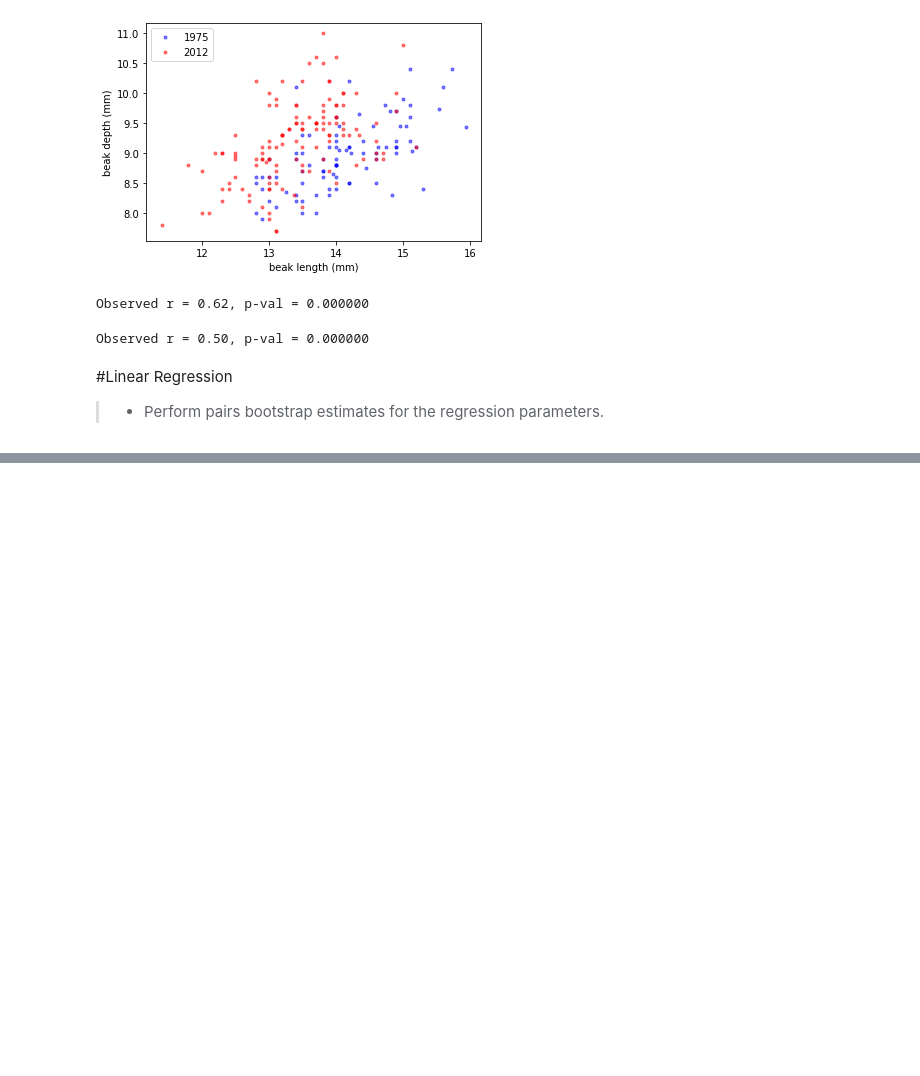
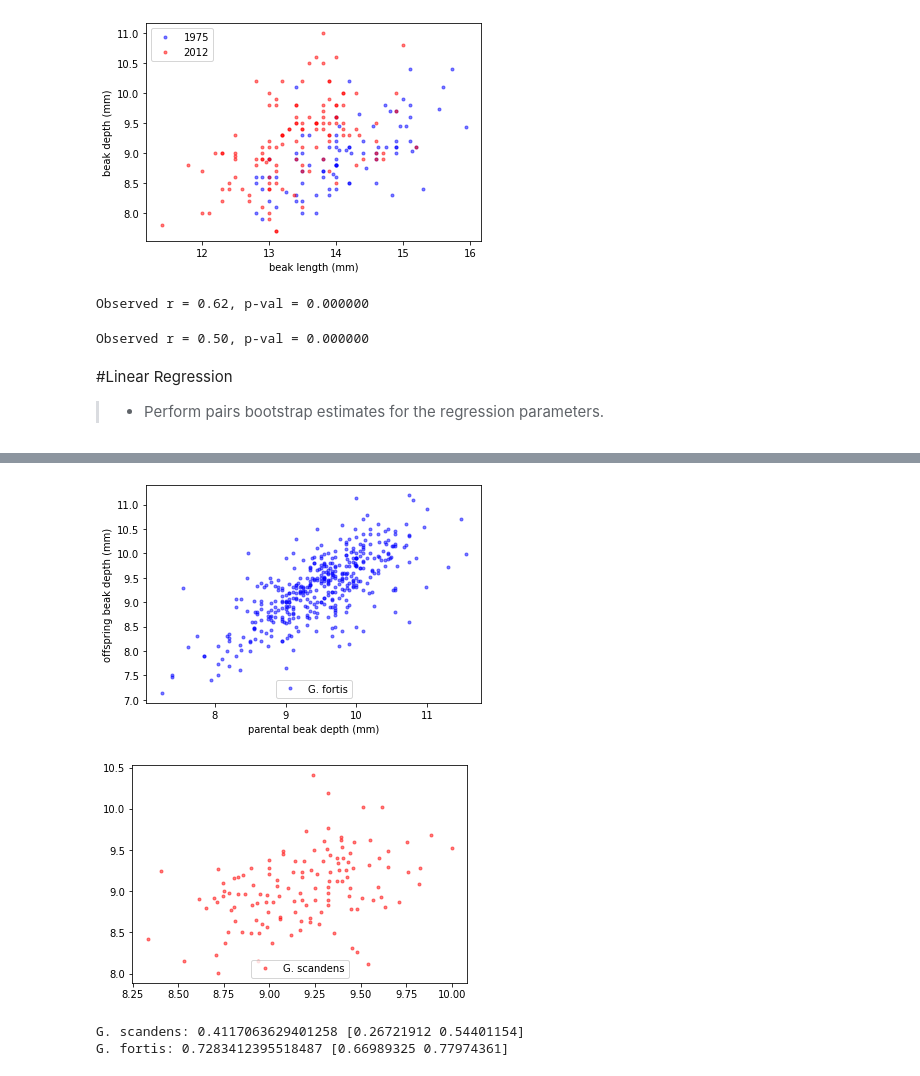
Before and after one commit to kimdesok/Statistical-Thinking-in-Python-Part-2, a Jupyter notebook: Stats_by_Python9.ipynb, the cells around one changed output, grey strips where cells are left out. Saved outputs shown, nothing was run; the diff lists cells and outputs as text; code cells hidden in the pictures; blank space fills up the shorter version.

```diff
--- a/Stats_by_Python9.ipynb
+++ b/Stats_by_Python9.ipynb
@@ -352,0 +336,20 @@ print('2012: mean ratio =', mean_ratio_2012,
+# %%
+file_path = r'/content/drive/MyDrive/datasets/scandens_beak_depth_heredity.csv'
+
+df3 = pd.read_csv(file_path)
+
+print(df3.info())
+print(df3.head())
+
+file_path = r'/content/drive/MyDrive/datasets/fortis_beak_depth_heredity.csv'
+
+df4 = pd.read_csv(file_path)
+
+print(df4.info())
+print(df4.head())
+
+bd_parent_scandens = df3['mid_parent'].to_numpy()
+bd_offspring_scandens = df3['mid_offspring'].to_numpy()
+bd_parent_fortis = 0.5*(df4['Male BD'] + df4['Female BD']).to_numpy() #mean of two parents
+bd_offspring_fortis = df4['Mid-offspr'].to_numpy()
+print(type(bd_parent_scandens))
@@ -352,0 +374,46 @@ print('2012: mean ratio =', mean_ratio_2012,
+# %%
+# Make scatter plots
+_ = plt.plot(bd_parent_fortis, bd_offspring_fortis,
+             marker='.', linestyle='none', color='blue', alpha=0.5)
+
+# Label axes
+_ = plt.xlabel('parental beak depth (mm)')
+_ = plt.ylabel('offspring beak depth (mm)')
+
+# Add legend
+_ = plt.legend(('G. fortis','dummy'), loc='lower center')
+
+# Show plot
+plt.show()
+
+_ = plt.plot(bd_parent_scandens, bd_offspring_scandens,
+             marker='.', linestyle='none', color='red', alpha=0.5)
+_ = plt.legend(('G. scandens', 'dummy'), loc='lower center')
+
+plt.show()
+# %% [output]
+[figure, added]
+[figure, added]
+# %%
+# Compute the Pearson correlation coefficients
+r_scandens = utils.utils.pearson_r(bd_parent_scandens, bd_offspring_scandens)
+r_fortis = utils.utils.pearson_r(bd_parent_fortis, bd_offspring_fortis)
+
+# Acquire 1000 bootstrap replicates of Pearson r
+bs_replicates_scandens = \
+utils.utils.draw_bs_pairs(bd_parent_scandens, bd_offspring_scandens, utils.utils.pearson_r, size=1000)
+
+bs_replicates_fortis = \
+utils.utils.draw_bs_pairs(bd_parent_fortis, bd_offspring_fortis, utils.utils.pearson_r, size=1000)
+
+
+# Compute 95% confidence intervals
+conf_int_scandens = np.percentile(bs_replicates_scandens, [2.5, 97.5])
+conf_int_fortis = np.percentile(bs_replicates_fortis, [2.5, 97.5])
+
+# Print results
+print('G. scandens:', r_scandens, conf_int_scandens)
+print('G. fortis:', r_fortis, conf_int_fortis)
+# %% [output]
+G. scandens: 0.4117063629401258 [0.26721912 0.54401154]
+G. fortis: 0.7283412395518487 [0.66989325 0.77974361]
```
Also changed, not shown: parts of 9 cells of this notebook.
